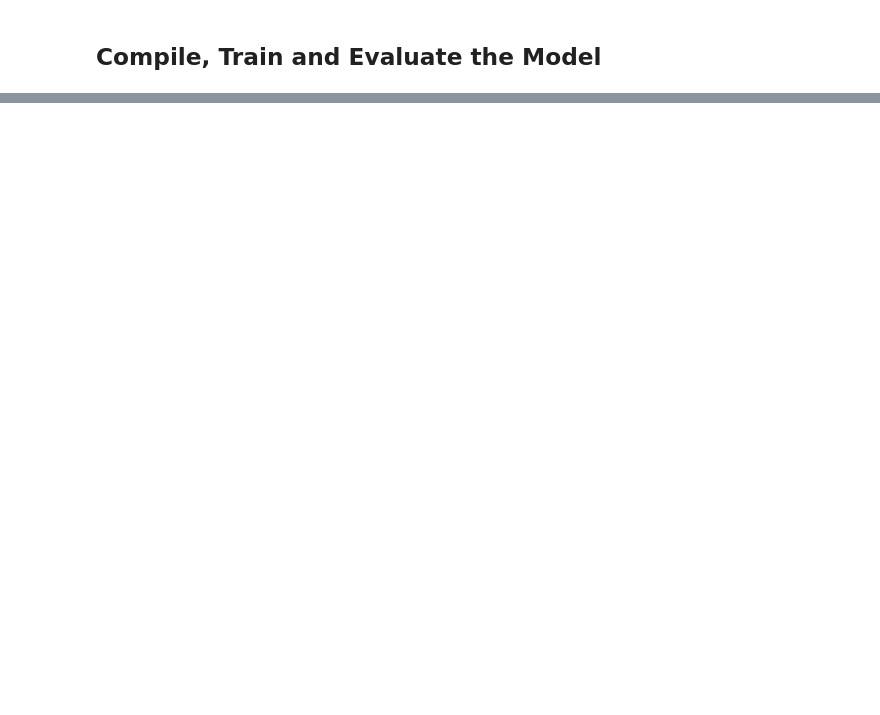
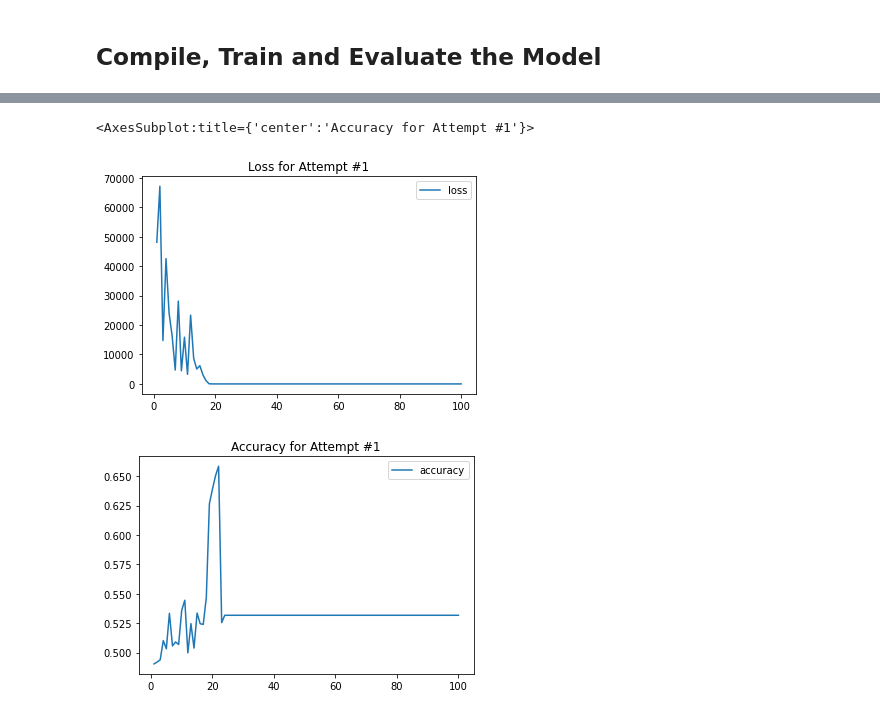
Before and after one commit to andyob715/deep_learning_hw, a Jupyter notebook: Starter_Code.ipynb, the cells around one changed output, grey strips where cells are left out. Cells and saved outputs as stored; diff of their text form; code cells hidden in the pictures; blank space fills up the shorter version.

```diff
--- a/Starter_Code.ipynb
+++ b/Starter_Code.ipynb
@@ -162,7 +191,10 @@ df2
 34299 rows × 45 columns
 # %%
 # Split our preprocessed data into our features and target arrays
-#  YOUR CODE GOES HERE
+#features = everything but the IS SUCCESSFUL (originally dum dummed it up and tried ASK_AMT but that's a diff model)
+X = df2.drop(columns=["IS_SUCCESSFUL"]).values
+#target = just the ASK AMOUNT
+y = df2[["IS_SUCCESSFUL"]].values
 
 # Split the preprocessed data into a training and testing dataset
-#  YOUR CODE GOES HERE
+X_train, X_test, y_train, y_test = train_test_split(X, y)
@@ -180,18 +216,20 @@ X_test_scaled = X_scaler.transform(X_test)
 ## Compile, Train and Evaluate the Model
 # %%
 # Define the model - deep neural net, i.e., the number of input features and hidden nodes for each layer.
-#  YOUR CODE GOES HERE
+start = 44
+h1 = 80
+h2 = 30
 
 nn = tf.keras.models.Sequential()
 
 # First hidden layer
-#  YOUR CODE GOES HERE
+nn.add(tf.keras.layers.Dense(input_dim=start, units=h1, activation="relu"))
 
 # Second hidden layer
-#  YOUR CODE GOES HERE
+nn.add(tf.keras.layers.Dense(units=h2, activation="relu"))
 
 # Output layer
-#  YOUR CODE GOES HERE
+nn.add(tf.keras.layers.Dense(units=1, activation="sigmoid"))
 
 # Check the structure of the model
 nn.summary()
@@ -243,0 +251,6 @@ Epoch 100/100
+# %%
+# Compile the model
+nn.compile(loss="binary_crossentropy", optimizer="adam", metrics=["accuracy"])
+# %%
+# Train the model
+fit_model = nn.fit(X_train,y_train,epochs=100)
@@ -250,0 +282,14 @@ Loss: 0.557812534073699, Accuracy: 0.7262973785400391
+# %%
+# Create a DataFrame containing training history
+history_df = pd.DataFrame(fit_model.history)
+
+# Increase the index by 1 to match the number of epochs
+history_df.index += 1
+
+# Plot the loss
+history_df.plot(y="loss",title="Loss for Attempt #1")
+history_df.plot(y="accuracy", title="Accuracy for Attempt #1")
+# %% [output]
+<AxesSubplot:title={'center':'Accuracy for Attempt #1'}>
+[figure, added]
+[figure, added]
```
Also changed, not shown: parts of 24 cells of this notebook, 2 other files.
